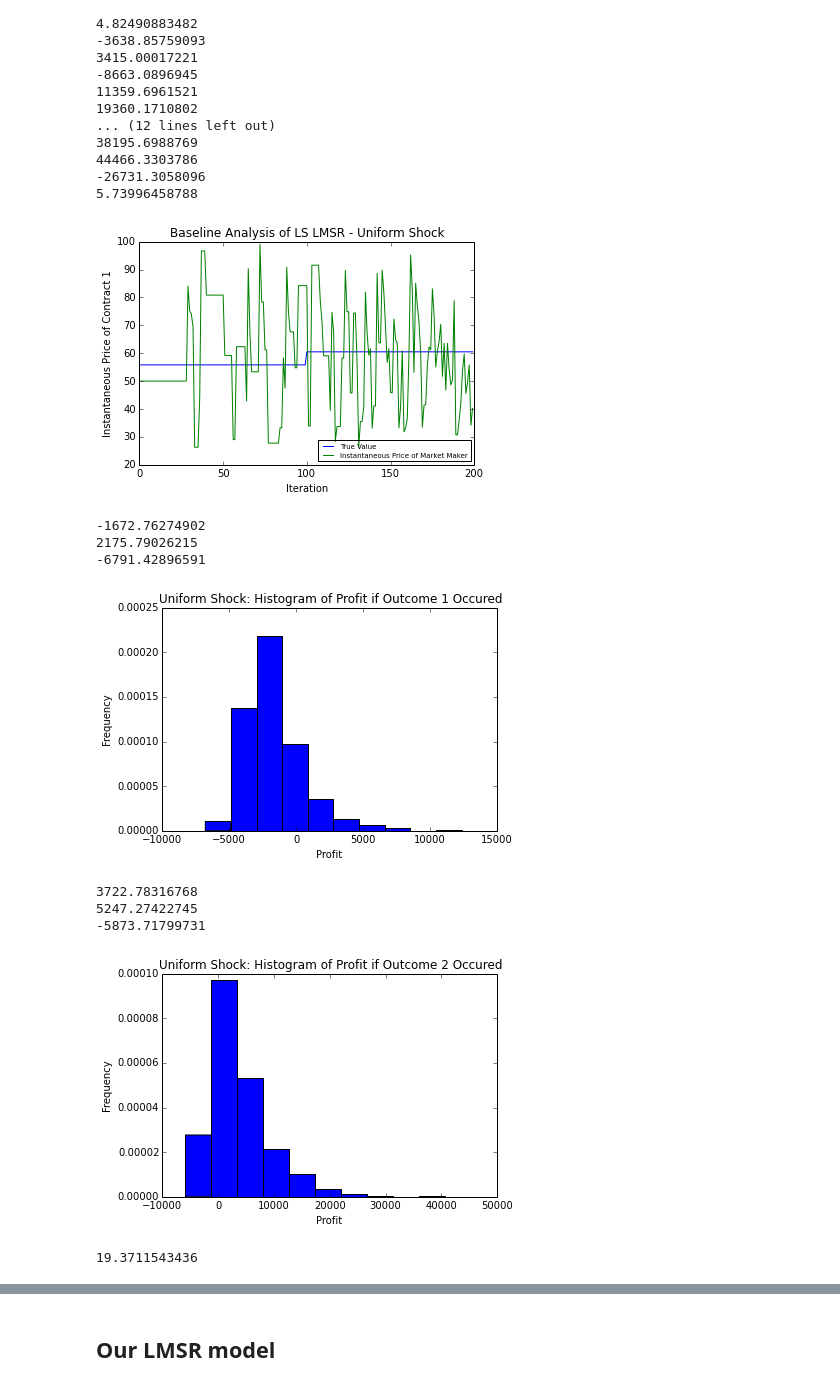
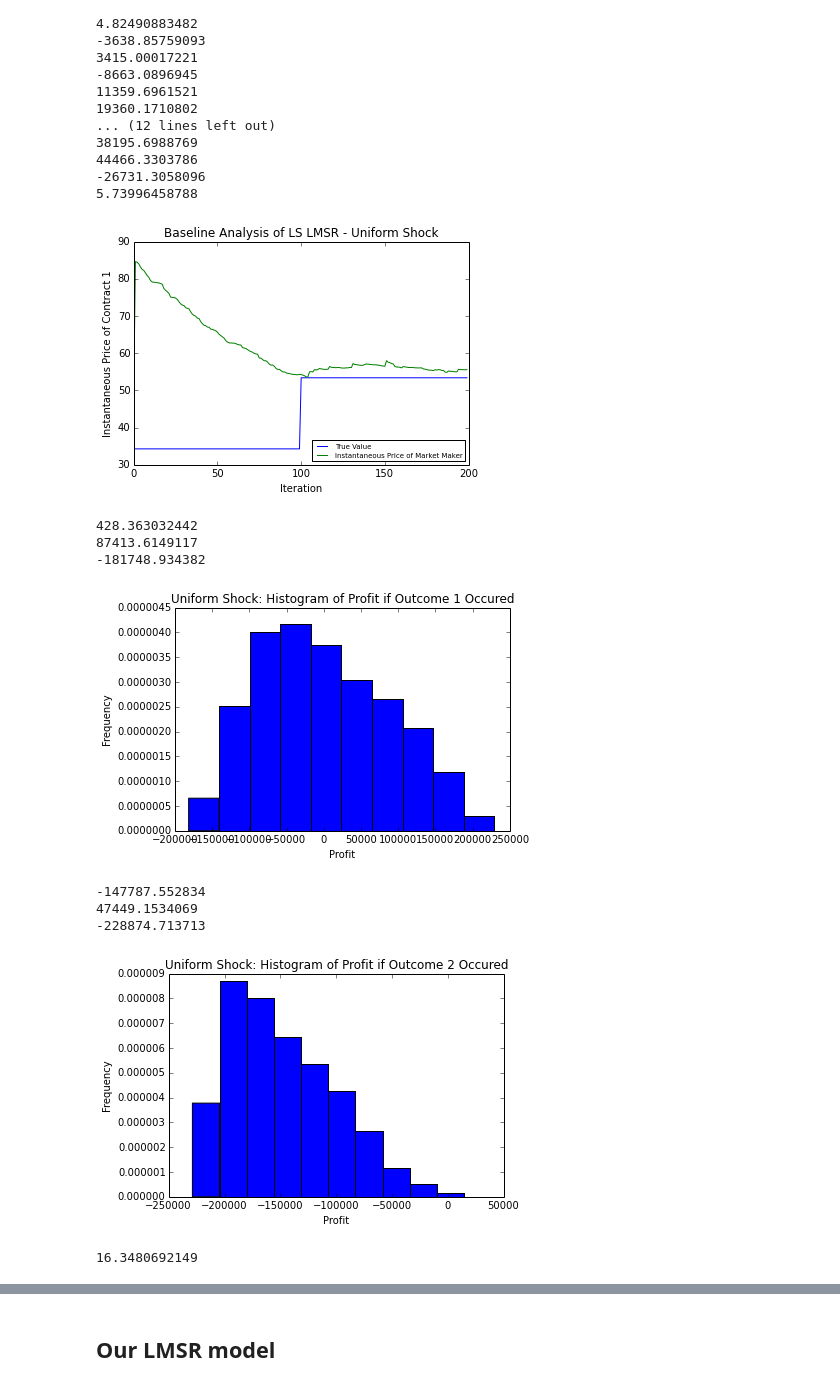
Before and after one commit to howardzhangcs/CS186FinalProject, a Jupyter notebook: Simulation/Simulation.ipynb, the cells around one changed output, grey strips where cells are left out. Saved outputs shown, nothing was run; the diff lists cells and outputs as text; code cells hidden in the pictures.

```diff
--- a/Simulation/Simulation.ipynb
+++ b/Simulation/Simulation.ipynb
@@ -295,7 +295,7 @@ def runlslmsr_gaussian(iterations, trialnumber, traderAlphaExponential, shock_pr
     return trial_1, trial_2, trueValue, MMprice_1, rmse
 # %%
 # Baseline Revenue Results
-trial_1, trial_2, trueValue, MMprice_1, rmse = runlslmsr_gaussian(200, 1000, 20, 1/100, 5, 0.05, 100)
+trial_1, trial_2, trueValue, MMprice_1, rmse = runlslmsr_gaussian(200, 1000, 20, 1/100, 5, 0.5, 1000)
 
 # plot sample simulation
 xs = np.arange(0,200,1)
@@ -342,9 +342,9 @@ print(np.mean(rmse))
 # %%
-alpha = [0.02, 0.05, 0.1, 0.2]
+alpha = [0.05, 0.1, 0.3, 0.5]
 
 for alphaspecific in alpha:
     # Baseline Revenue Results
-    trial_1, trial_2, trueValue, MMprice_1, rmse = runlslmsr_gaussian(200, 1000, 20, 1/100, 5, alphaspecific, 10)
+    trial_1, trial_2, trueValue, MMprice_1, rmse = runlslmsr_gaussian(200, 1000, 20, 1/100, 5, alphaspecific, 1000)
     print(np.average(trial_1))
     print(np.std(trial_1))
     print(np.min(trial_1))
@@ -373,9 +373,9 @@ for alphaspecific in alpha:
 # %%
-initial = [10,20,50,100]
+initial = [100,500,1000,5000]
 
 for initialspecific in initial:
     # Baseline Revenue Results
-    trial_1, trial_2, trueValue, MMprice_1, rmse = runlslmsr_gaussian(200, 1000, 20, 1/100, 5, 0.05, initialspecific)
+    trial_1, trial_2, trueValue, MMprice_1, rmse = runlslmsr_gaussian(200, 1000, 20, 1/100, 5, 0.5, initialspecific)
     print(np.average(trial_1))
     print(np.std(trial_1))
     print(np.min(trial_1))
@@ -667,48 +663,48 @@ def runlslmsr_uniform(iterations, trialnumber, traderAlphaExponential, alpha, in
     return trial_1, trial_2, trueValue, MMprice_1, rmse
 # %%
 # Baseline Revenue Results
-trial_1, trial_2, trueValue, MMprice_1,rmse = runlslmsr_uniform(200, 1000, 20, 0.05, 10)
+trial_1, trial_2, trueValue, MMprice_1,rmse = runlslmsr_uniform(200, 1000, 20, 0.5, 1000)
 
 # plot sample simulation
 xs = np.arange(0,200,1)
 plt.plot(xs, trueValue, xs, MMprice_1)
 plt.xlabel('Iteration')
 plt.ylabel('Instantaneous Price of Contract 1')
 plt.title('Baseline Analysis of LS LMSR - Uniform Shock')
 plt.legend(('True Value', 'Instantaneous Price of Market Maker'),4, fontsize='x-small')
 plt.show()
 
 # outcome 1 occurs
 print(np.average(trial_1))
 print(np.std(trial_1))
 print(np.min(trial_1))
 
 plt.hist(trial_1, normed=1)
 plt.xlabel('Profit')
 plt.ylabel('Frequency')
 plt.title('Uniform Shock: Histogram of Profit if Outcome 1 Occured')
 plt.show()
 
 #outcome 2 occurs
 print(np.average(trial_2))
 print(np.std(trial_2))
 print(np.min(trial_2))
 plt.hist(trial_2, normed=1)
 plt.xlabel('Profit')
 plt.ylabel('Frequency')
 plt.title('Uniform Shock: Histogram of Profit if Outcome 2 Occured')
 plt.show()
 
 print(np.mean(rmse))
 # %% [output]
-[figure, old version]
+[figure, new version]
--1672.76274902
-2175.79026215
--6791.42896591
+428.363032442
+87413.6149117
+-181748.934382
-[figure, old version]
+[figure, new version]
-3722.78316768
-5247.27422745
--5873.71799731
+-147787.552834
+47449.1534069
+-228874.713713
-[figure, old version]
+[figure, new version]
-19.3711543436
+16.3480692149
 # %%
```
Also changed, not shown: parts of 9 cells of this notebook, 6 other files.
